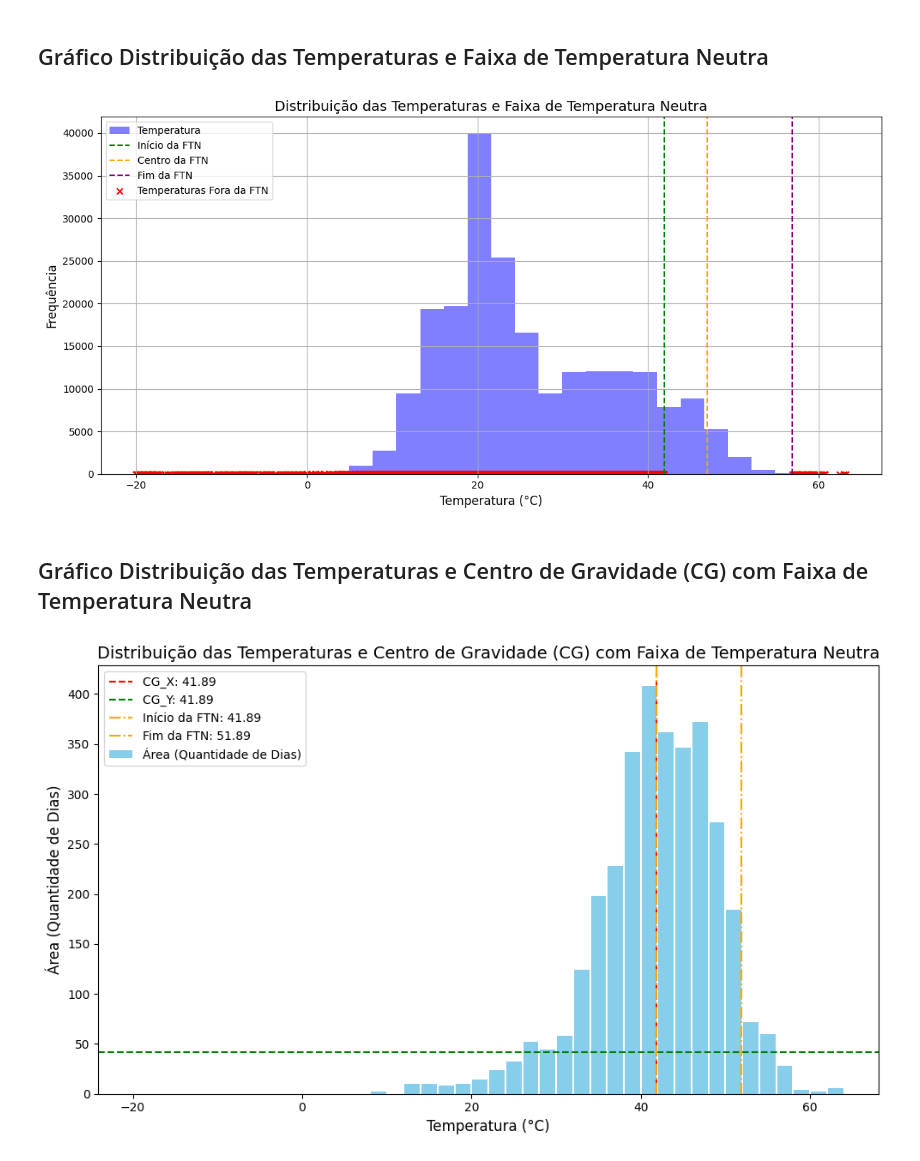
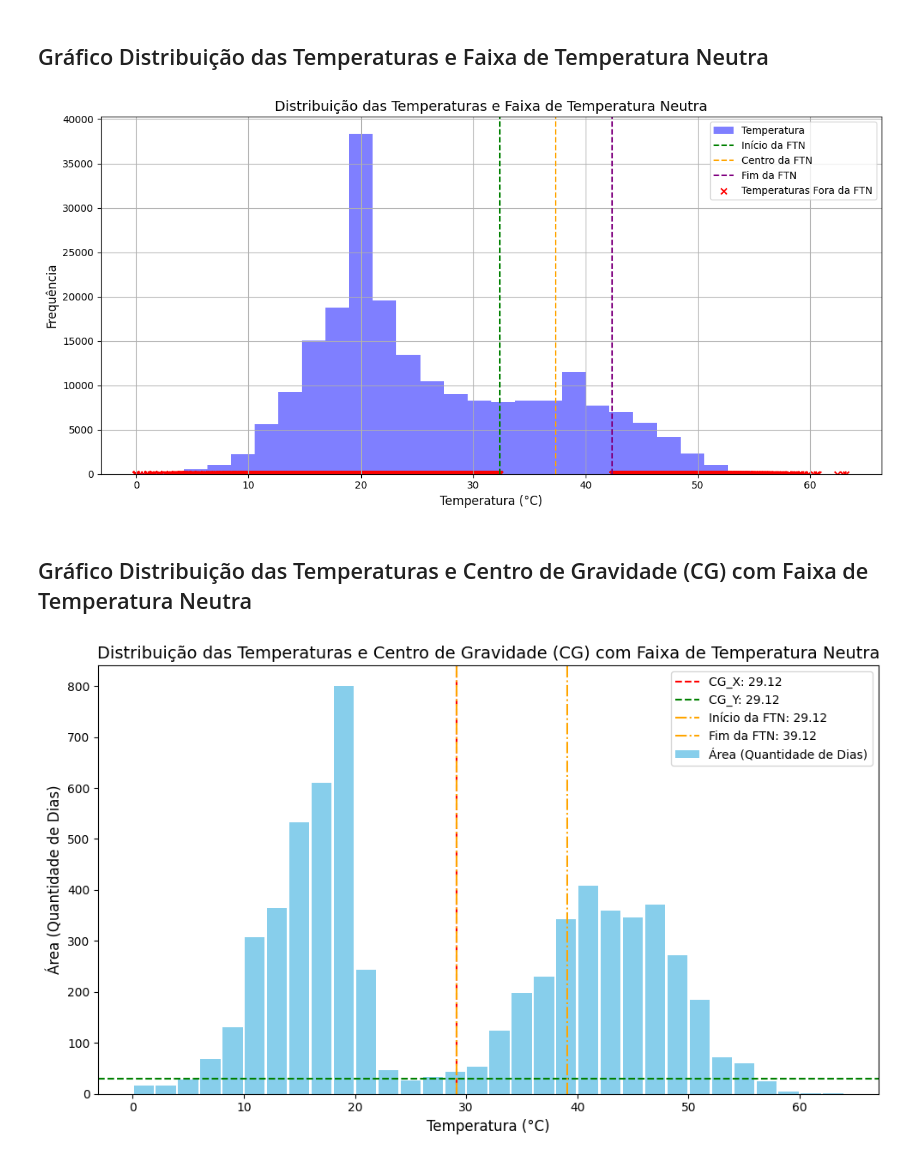
Before and after one commit to CristianoDataScientistRumo/ZAR-Araraquara-termometro, a Jupyter notebook: ZAR_Araraquara/ftn_araraquara.ipynb, the cells around one changed output. Saved outputs shown, nothing was run; the diff lists cells and outputs as text; code cells hidden in the pictures.

```diff
--- a/ZAR_Araraquara/ftn_araraquara.ipynb
+++ b/ZAR_Araraquara/ftn_araraquara.ipynb
@@ -279,0 +246,19 @@ CG_X: 41.886308068459655, CG_Y: 41.886308068459655, Centro da FTN: 46.8863080684
+# %%
+# Contar a quantidade de dias em cada bin
+df_bin_count = df_daily.groupby('temp_bin_center').size().reset_index(name='count')
+
+# Verificar se não há valores ausentes
+df_bin_count = df_bin_count.dropna(subset=['temp_bin_center', 'count'])
+
+# Contar a quantidade de dias em cada bin
+df_bin_count_min = df_daily.groupby('temp_bin_center_min').size().reset_index(name='count')
+
+# Verificar se não há valores ausentes
+df_bin_count_min = df_bin_count_min.dropna(subset=['temp_bin_center_min', 'count'])
+# %%
+## Juntar os bins calculados para temp max e min
+
+df_bin_count_final = pd.merge(df_bin_count, df_bin_count_min, left_on = 'temp_bin_center', right_on = 'temp_bin_center_min', how = 'outer', suffixes=('_max', '_min'))
+df_bin_count_final = df_bin_count_final.drop(columns = ['temp_bin_center_min'])
+df_bin_count_final['count_final'] = df_bin_count_final.count_max + df_bin_count_final.count_min
+df_bin_count_final
@@ -279,0 +283,24 @@ CG_X: 41.886308068459655, CG_Y: 41.886308068459655, Centro da FTN: 46.8863080684
+# %%
+# Garantir que as colunas estejam no tipo numérico correto
+df_bin_count_final['X'] = pd.to_numeric(df_bin_count_final['temp_bin_center'], errors='coerce')
+df_bin_count_final['Area'] = pd.to_numeric(2 * df_bin_count_final['count_final'], errors='coerce')
+
+# Verificar se os valores de 'X' e 'Area'
+print(df_bin_count_final[['temp_bin_center', 'X', 'Area']])
+
+# Calcular as variáveis MX e MY
+df_bin_count_final['MX'] = df_bin_count_final['Area'] * df_bin_count_final['X']
+
+# MY: A média ponderada da quantidade de dias no bin
+df_bin_count_final['MY'] = df_bin_count_final['Area'] * df_bin_count_final['X']
+
+# Calcular CG X e CG Y
+CG_X = df_bin_count_final['MX'].sum() / df_bin_count_final['Area'].sum()
+CG_Y = df_bin_count_final['MY'].sum() / df_bin_count_final['Area'].sum()
+
+# Definir a faixa de temperatura neutra
+CG_center = CG_X + 5
+CG_range = (CG_X, CG_X + 10)
+
+# Exibir os resultados
+print(f"CG_X: {CG_X}, CG_Y: {CG_Y}, Centro da FTN: {CG_center}, Faixa da FTN: {CG_range}")
@@ -384,9 +479,6 @@ See the caveats in the documentation: https://pandas.pydata.org/pandas-docs/stab
 ## Gráfico Distribuição das Temperaturas e Faixa de Temperatura Neutra
 # %%
 # Definindo os valores para a faixa de Temperatura Neutra (FTN)
-inicio_FTN_trimmed = 41.886308068459655
-centro_FTN_trimmed = 46.886308068459655
-fim_FTN_trimmed = centro_FTN_trimmed + 10
 
 plt.figure(figsize=(12, 6))
 
@@ -415,29 +507,29 @@ plt.grid(True)
 plt.tight_layout()
 plt.show()
 # %% [output]
-[figure, old version]
+[figure, new version]
 # %% [markdown]
 ## Gráfico Distribuição das Temperaturas e Centro de Gravidade (CG) com Faixa de Temperatura Neutra
 # %%
 plt.figure(figsize=(10, 6))
 
-plt.bar(df_bin_count['X'], df_bin_count['Area'], width=1.8, color='skyblue', label='Área (Quantidade de Dias)')
+plt.bar(df_bin_count_final['X'], df_bin_count_final['Area'], width=1.8, color='skyblue', label='Área (Quantidade de Dias)')
 
 # Plotando o centro de gravidade CG_X e CG_Y no gráfico
 plt.axvline(CG_X, color='red', linestyle='--', label=f'CG_X: {CG_X:.2f}')
 plt.axhline(CG_Y, color='green', linestyle='--', label=f'CG_Y: {CG_Y:.2f}')
 
 # Plotando a faixa de temperatura neutra
 plt.axvline(CG_range[0], color='orange', linestyle='-.', label=f'Início da FTN: {CG_range[0]:.2f}')
 plt.axvline(CG_range[1], color='orange', linestyle='-.', label=f'Fim da FTN: {CG_range[1]:.2f}')
 
 plt.title('Distribuição das Temperaturas e Centro de Gravidade (CG) com Faixa de Temperatura Neutra', fontsize=14)
 plt.xlabel('Temperatura (°C)', fontsize=12)
 plt.ylabel('Área (Quantidade de Dias)', fontsize=12)
 
 plt.legend()
 
 plt.tight_layout()
 plt.show()
 # %% [output]
-[figure, old version]
+[figure, new version]
```
Also changed, not shown: parts of 16 cells of this notebook, 2 other files.
